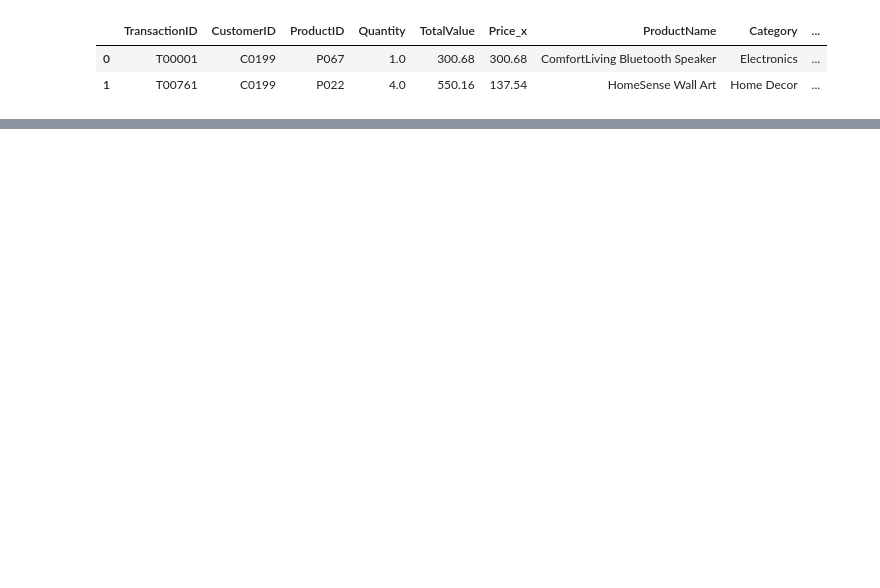
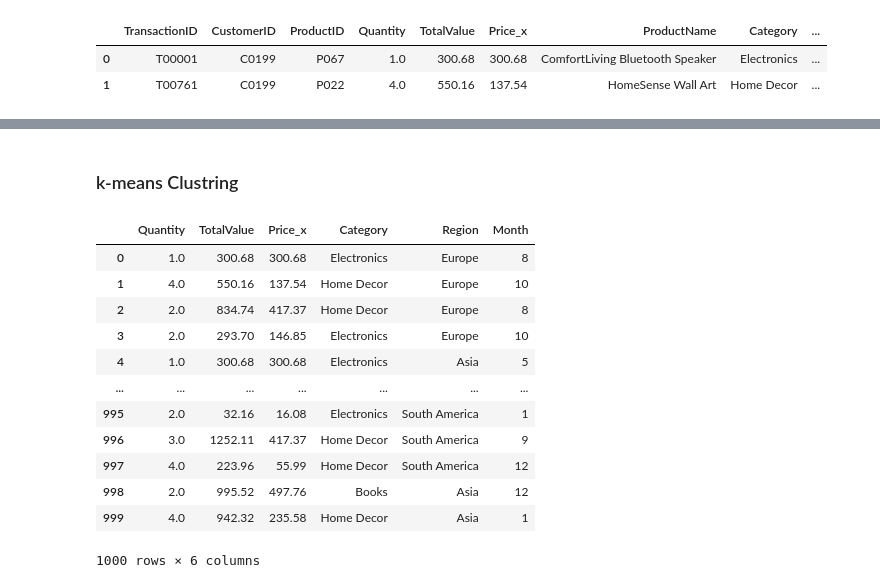
Before and after one commit to Prashanth-AP/assesment_intern, a Jupyter notebook: Prashanth_AP_Clustering.ipynb, the cells around one changed output, grey strips where cells are left out. Drawn from its saved outputs; the diff is of its cells as text; code cells hidden in the pictures; blank space fills up the shorter version.

```diff
--- a/Prashanth_AP_Clustering.ipynb
+++ b/Prashanth_AP_Clustering.ipynb
@@ -170,0 +14,11 @@ df
+# %% [markdown]
+### k-means Clustring
+# %%
+import pandas as pd
+from sklearn.preprocessing import StandardScaler, LabelEncoder
+from sklearn.cluster import KMeans
+import matplotlib.pyplot as plt
+
+
+file_path =( 'cleaned_data.csv')
+data = pd.read_csv(file_path)
@@ -170,0 +30,16 @@ df
+# %%
+data_cleaned
+# %% [output]
+|  | Quantity | TotalValue | Price_x | Category | Region | Month |
+| 0 | 1.0 | 300.68 | 300.68 | Electronics | Europe | 8 |
+| 1 | 4.0 | 550.16 | 137.54 | Home Decor | Europe | 10 |
+| 2 | 2.0 | 834.74 | 417.37 | Home Decor | Europe | 8 |
+| 3 | 2.0 | 293.70 | 146.85 | Electronics | Europe | 10 |
+| 4 | 1.0 | 300.68 | 300.68 | Electronics | Asia | 5 |
+| ... | ... | ... | ... | ... | ... | ... |
+| 995 | 2.0 | 32.16 | 16.08 | Electronics | South America | 1 |
+| 996 | 3.0 | 1252.11 | 417.37 | Home Decor | South America | 9 |
+| 997 | 4.0 | 223.96 | 55.99 | Home Decor | South America | 12 |
+| 998 | 2.0 | 995.52 | 497.76 | Books | Asia | 12 |
+| 999 | 4.0 | 942.32 | 235.58 | Home Decor | Asia | 1 |
+1000 rows × 6 columns
```
Also changed, not shown: parts of 42 cells of this notebook, 1 other file.
